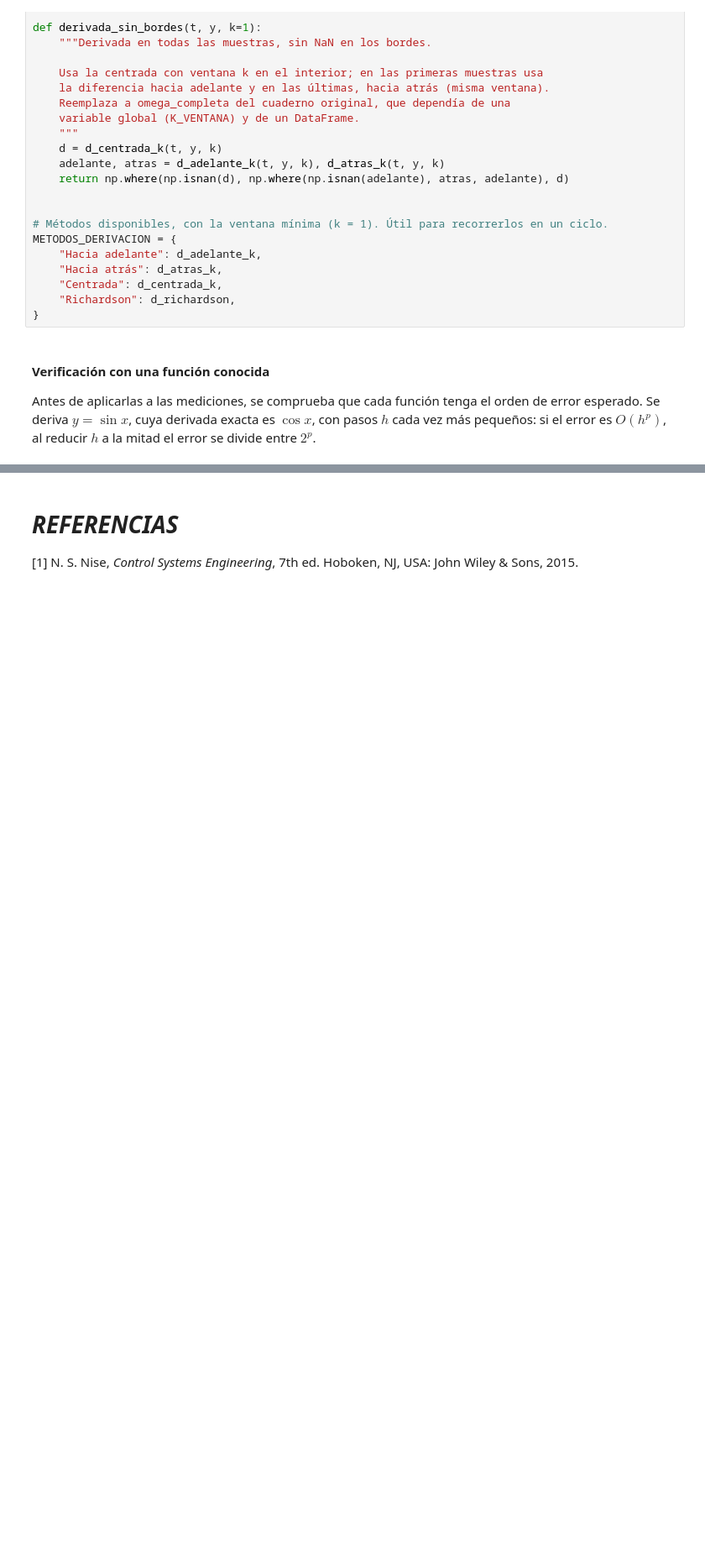
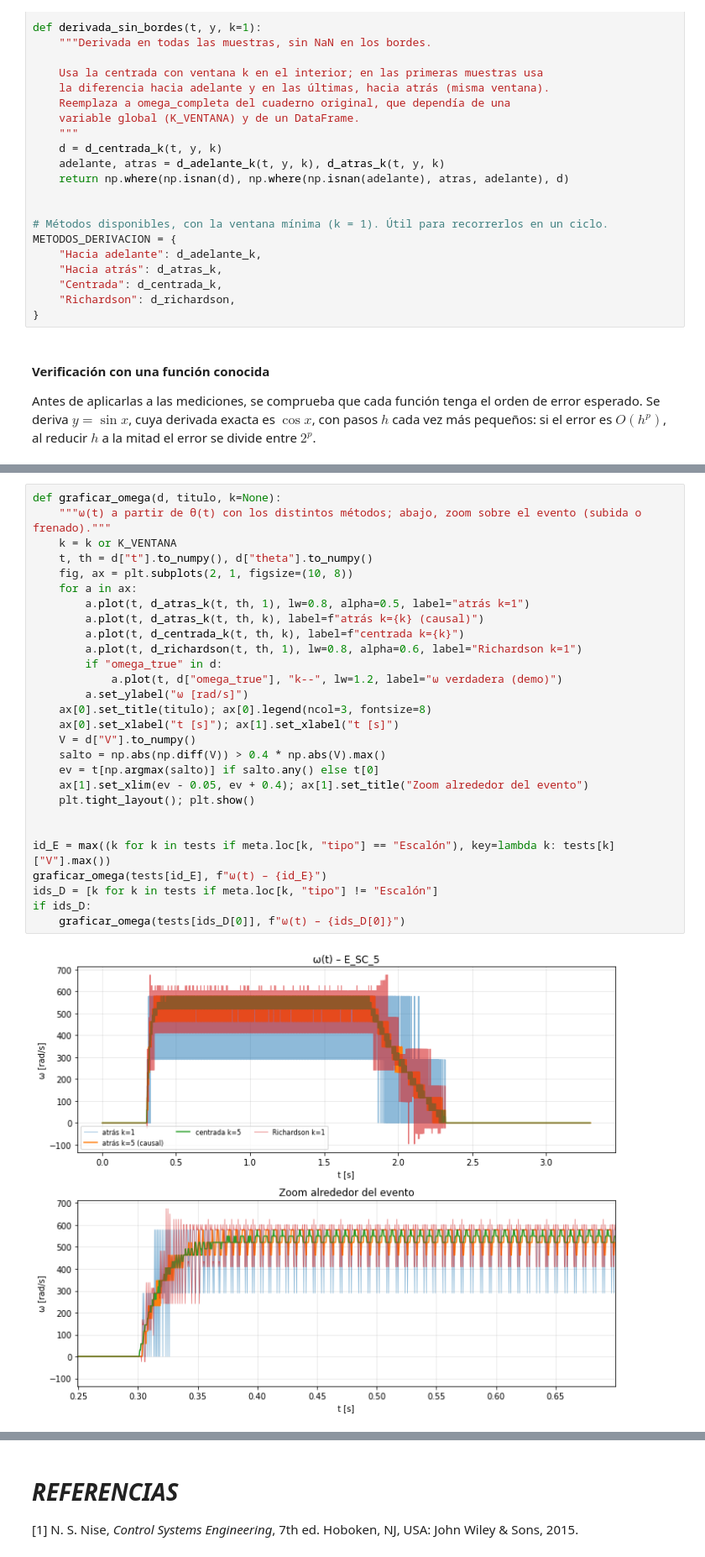
Before and after one commit to mariobet23440/Proyecto-3---M-todos-Num-ricos-1, a Jupyter notebook: Proyecto3MetodosNumericos.ipynb, the cells around one changed output, grey strips where cells are left out. Shown at 84% size. Saved outputs shown, nothing was run; the diff lists cells and outputs as text; blank space fills up the shorter version.

```diff
--- a/Proyecto3MetodosNumericos.ipynb
+++ b/Proyecto3MetodosNumericos.ipynb
@@ -600,0 +1069,30 @@ Por sí solo, un encoder de cuadratura permite
+# %%
+def graficar_omega(d, titulo, k=None):
+    """ω(t) a partir de θ(t) con los distintos métodos; abajo, zoom sobre el evento (subida o frenado)."""
+    k = k or K_VENTANA
+    t, th = d["t"].to_numpy(), d["theta"].to_numpy()
+    fig, ax = plt.subplots(2, 1, figsize=(10, 8))
+    for a in ax:
+        a.plot(t, d_atras_k(t, th, 1), lw=0.8, alpha=0.5, label="atrás k=1")
+        a.plot(t, d_atras_k(t, th, k), label=f"atrás k={k} (causal)")
+        a.plot(t, d_centrada_k(t, th, k), label=f"centrada k={k}")
+        a.plot(t, d_richardson(t, th, 1), lw=0.8, alpha=0.6, label="Richardson k=1")
+        if "omega_true" in d:
+            a.plot(t, d["omega_true"], "k--", lw=1.2, label="ω verdadera (demo)")
+        a.set_ylabel("ω [rad/s]")
+    ax[0].set_title(titulo); ax[0].legend(ncol=3, fontsize=8)
+    ax[0].set_xlabel("t [s]"); ax[1].set_xlabel("t [s]")
+    V = d["V"].to_numpy()
+    salto = np.abs(np.diff(V)) > 0.4 * np.abs(V).max()
+    ev = t[np.argmax(salto)] if salto.any() else t[0]
+    ax[1].set_xlim(ev - 0.05, ev + 0.4); ax[1].set_title("Zoom alrededor del evento")
+    plt.tight_layout(); plt.show()
+
+
+id_E = max((k for k in tests if meta.loc[k, "tipo"] == "Escalón"), key=lambda k: tests[k]["V"].max())
+graficar_omega(tests[id_E], f"ω(t) – {id_E}")
+ids_D = [k for k in tests if meta.loc[k, "tipo"] != "Escalón"]
+if ids_D:
+    graficar_omega(tests[ids_D[0]], f"ω(t) – {ids_D[0]}")
+# %% [output]
+[figure, added]
```
Also changed, not shown: parts of 73 cells of this notebook, 48 other files.
